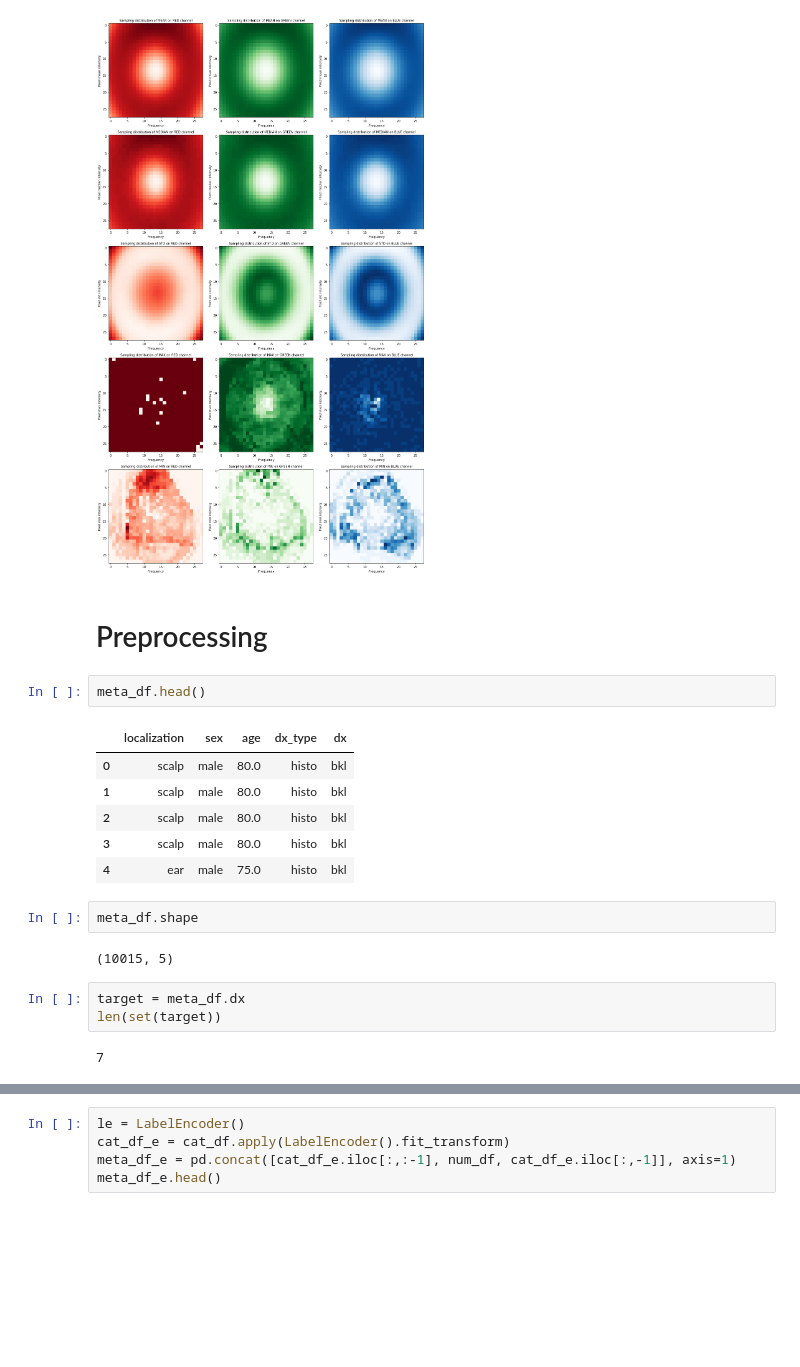
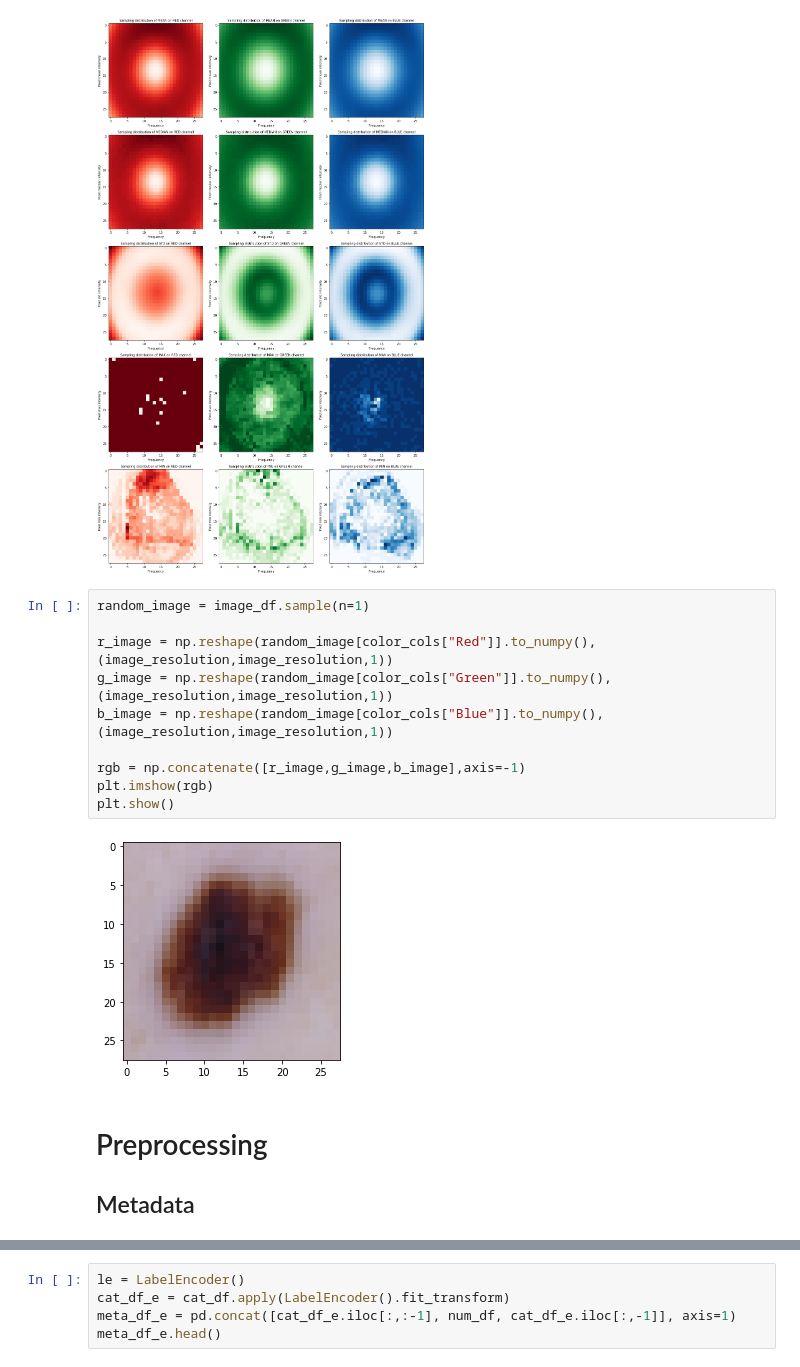
Before and after one commit to e-lubrini/pseudo-labelling, a Jupyter notebook: PseudoLabelingDemo.ipynb, the cells around one changed output, grey strips where cells are left out. Drawn from its saved outputs; the diff is of its cells as text; blank space fills up the shorter version.

```diff
--- a/PseudoLabelingDemo.ipynb
+++ b/PseudoLabelingDemo.ipynb
@@ -317,23 +318,18 @@ fig.set_size_inches(plot_scale*len(color_dfs),plot_scale*len(metrics))
 fig.tight_layout()
 # %% [output]
 [figure]
+# %%
+random_image = image_df.sample(n=1)
+
+r_image = np.reshape(random_image[color_cols["Red"]].to_numpy(),(image_resolution,image_resolution,1))
+g_image = np.reshape(random_image[color_cols["Green"]].to_numpy(),(image_resolution,image_resolution,1))
+b_image = np.reshape(random_image[color_cols["Blue"]].to_numpy(),(image_resolution,image_resolution,1))
+
+rgb = np.concatenate([r_image,g_image,b_image],axis=-1)
+plt.imshow(rgb)
+plt.show()
+# %% [output]
+[figure, added]
 # %% [markdown]
 # Preprocessing
+## Metadata
-# %%
-meta_df.head()
-# %% [output]
-|  | localization | sex | age | dx_type | dx |
-| 0 | scalp | male | 80.0 | histo | bkl |
-| 1 | scalp | male | 80.0 | histo | bkl |
-| 2 | scalp | male | 80.0 | histo | bkl |
-| 3 | scalp | male | 80.0 | histo | bkl |
-| 4 | ear | male | 75.0 | histo | bkl |
-# %%
-meta_df.shape
-# %% [output]
-(10015, 5)
-# %%
-target = meta_df.dx
-len(set(target))
-# %% [output]
-7
```
Also changed, not shown: parts of 20 cells of this notebook, 1 other file.
